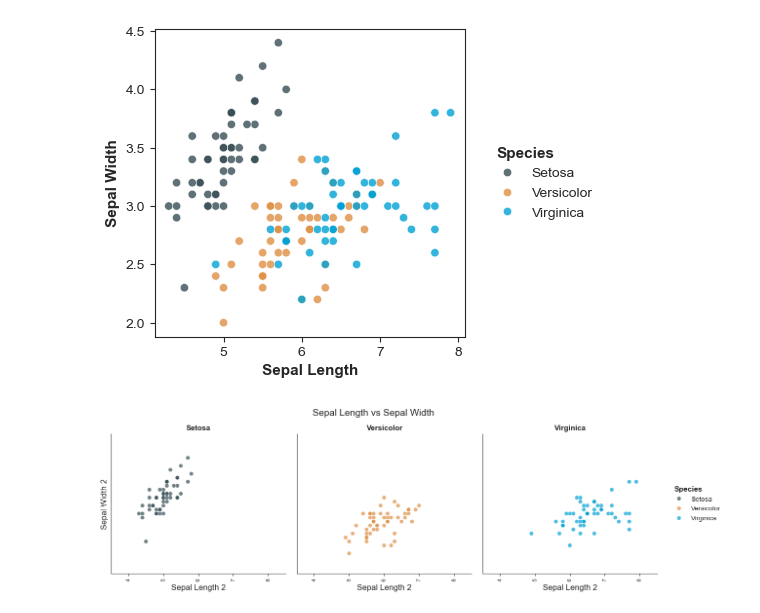
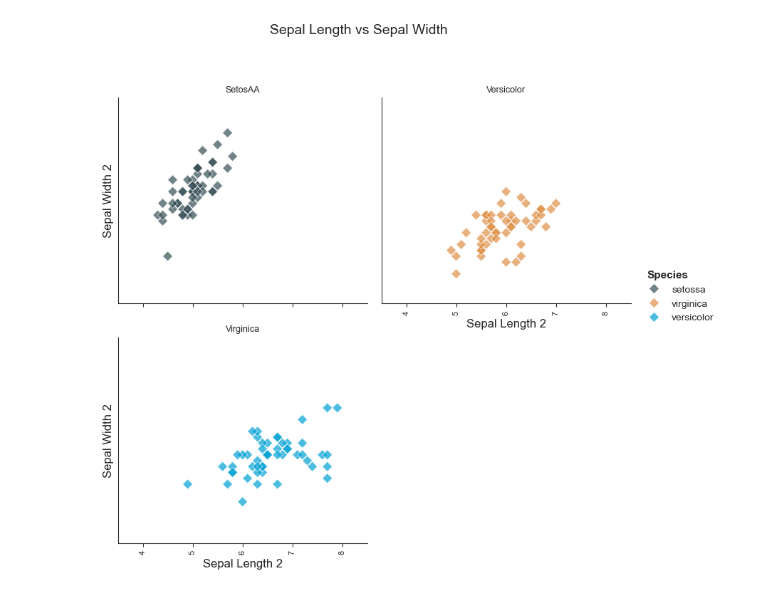
Before and after one commit to kantonopoulos/sciviz, a Jupyter notebook: sciviz/sciviz/src/test.ipynb, the cells around one changed output. Cells and saved outputs as stored; diff of their text form; code cells hidden in the pictures.

Commit message:
Finish theme() with legend editing and added extra parameters for markers in point()

```diff
--- a/sciviz/sciviz/src/test.ipynb
+++ b/sciviz/sciviz/src/test.ipynb
@@ -7,54 +45,38 @@ from theme import theme
 # %%
 iris = sns.load_dataset("iris")
 
 # Create the visualization with faceting by species
-ax = sciviz(iris, height=4, aspect=1)
-ax = point(ax=ax, data=iris, x="sepal_length", y="sepal_width", color="species", palette="jama", alpha = 0.8)
-"""ax = theme(ax,
+ax = sciviz(iris, cols="species", height=4, aspect=1, col_wrap=2)
+ax = point(ax=ax, data=iris, x="sepal_length", y="sepal_width", color="species", palette="jama", marker_style='D')
+user_labels = {'Species': ['setossa', 'virginica', 'versicolor']}#, 'sepal_length': ['4.8', '15', '6.0', '6.6', '7.2', '7.8']}
+ax = theme(ax,
            title="Sepal Length vs Sepal Width",
-           subtitle="This is a test subtitle to be sure it works",
            theme="classic",
            xlab="Sepal Length 2",
            ylab="Sepal Width 2",
            xlim=[3.5, 8.5],
            ylim=[1.5, 5],
            xticks=[4, 5, 6, 7, 8],
            xticks_angle=90,
            yticks=[],
            yticks_angle=90,
-           title_size=18,
+           title_size=14,
            title_weight="normal",
            subtitle_size=8,
            subtitle_weight="bold",
            axislabel_size=12,
            axislabel_weight="normal",
-           ticklabel_size=8)"""
+           ticklabel_size=8,
+           facettitles=["SetosAA", "Versicolor", "Virginica"],
+           facetlabel_size=9,
+           facetlabel_weight="normal",
+           legend_labels=user_labels,
+           legendtitles_size=11,
+           legendtitles_weight="bold",
+           legendlabels_size=10,
+           legendlabels_weight="normal",
+           legend_pos='side')
+
 plt.show()
 # %% [output]
-[figure, old version]
+[figure, new version]
-# %%
-iris = sns.load_dataset("iris")
-
-# Create the visualization with faceting by species
-ax = sciviz(iris, cols="species", height=4, aspect=1, col_wrap=3)
-ax = point(ax=ax, data=iris, x="sepal_length", y="sepal_width", color="species", palette="jama")
-ax = theme(ax,
-           title="Sepal Length vs Sepal Width",
-           theme="classic",
-           xlab="Sepal Length 2",
-           ylab="Sepal Width 2",
-           xlim=[3.5, 8.5],
-           ylim=[1.5, 5],
-           xticks=[4, 5, 6, 7, 8],
-           xticks_angle=90,
-           yticks=[],
-           yticks_angle=90,
-           title_size=14,
-           title_weight="normal",
-           subtitle_size=8,
-           subtitle_weight="bold",
-           axislabel_size=12,
-           axislabel_weight="normal",
-           ticklabel_size=8)
-# %% [output]
-[figure, removed]
```
Also changed, not shown: parts of 1 cell of this notebook, 4 other files.
